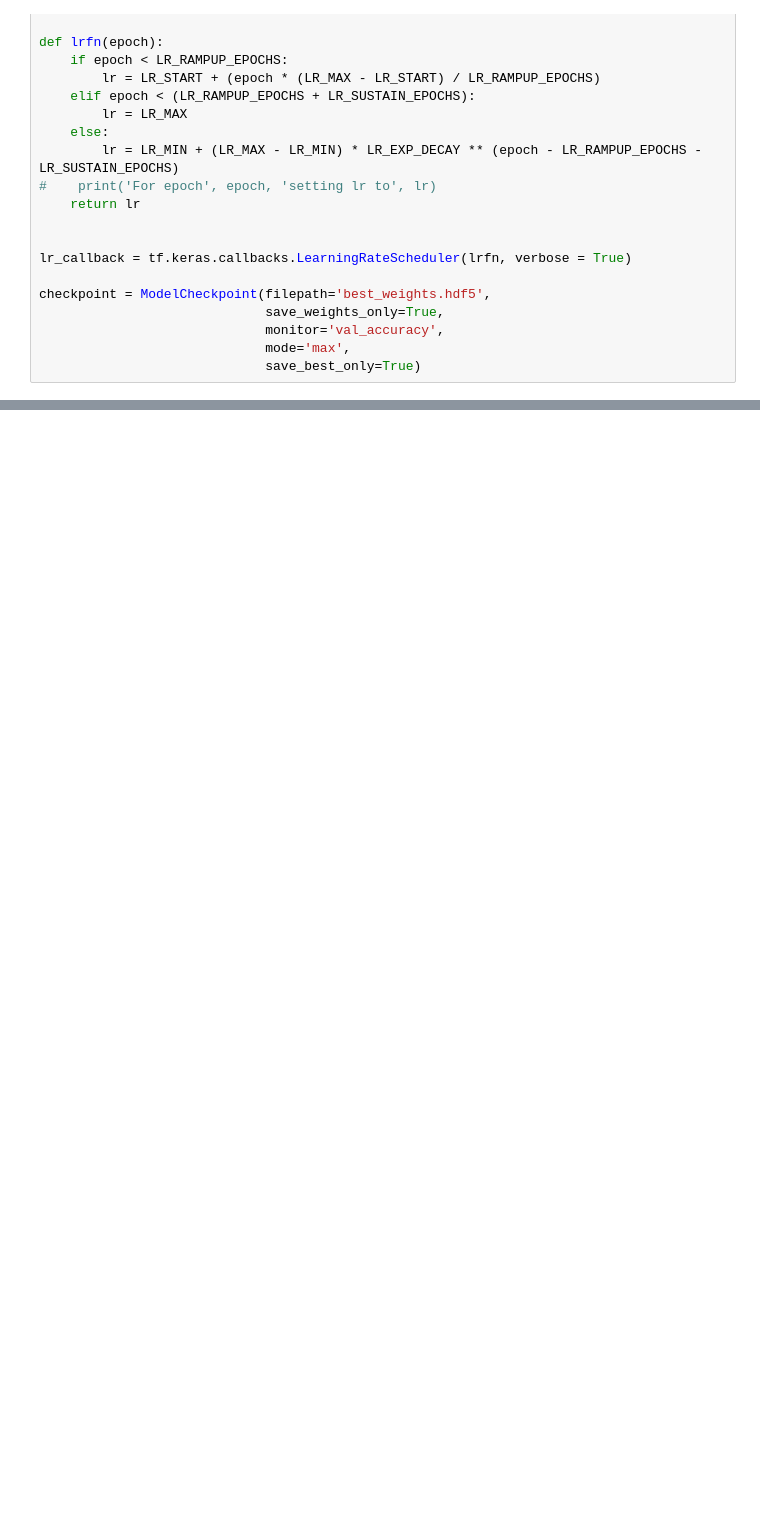
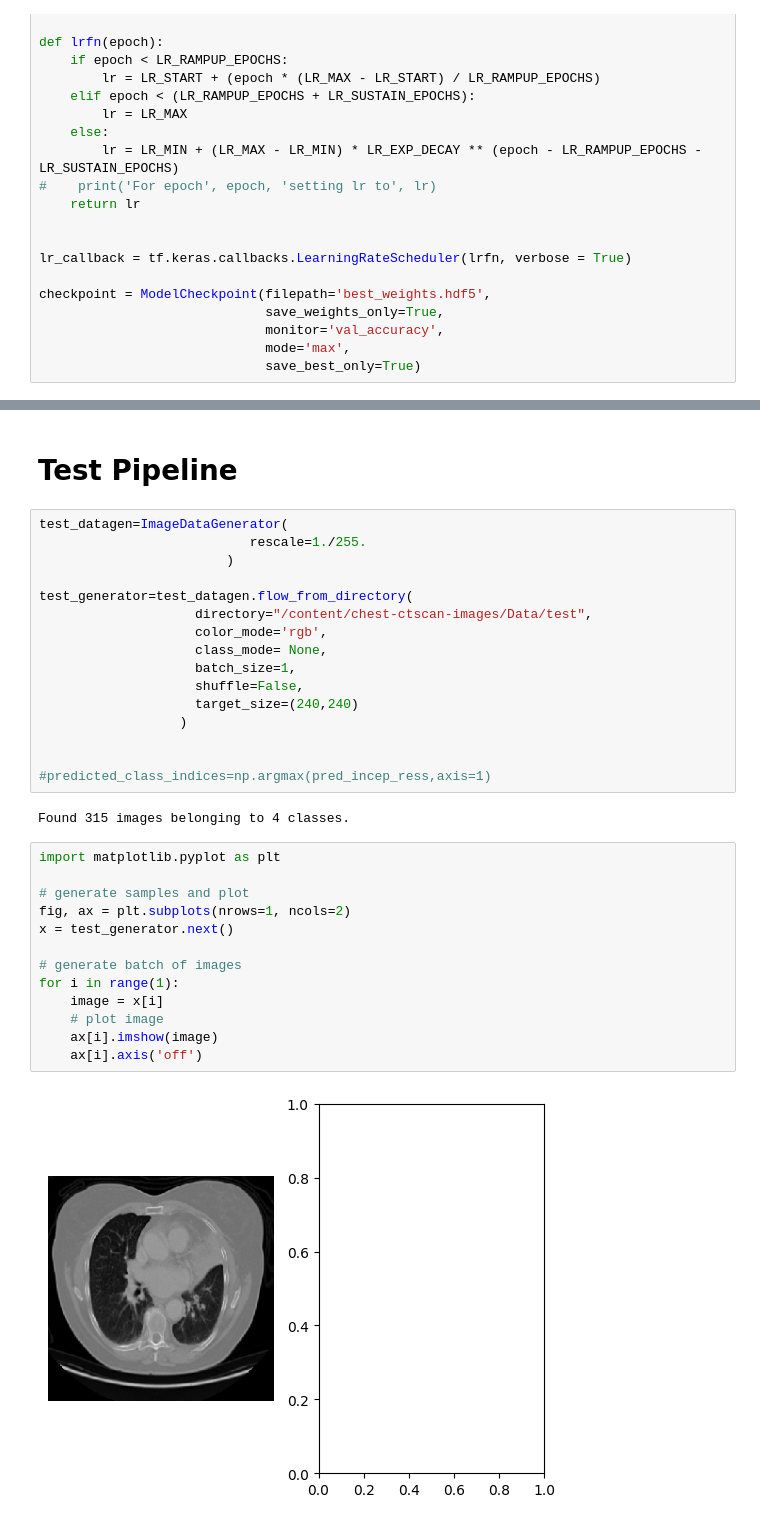
Before and after one commit to debg48/lung-cancer-detection, a Jupyter notebook: Lung_Cancer_Detection_.ipynb, the cells around one changed output, grey strips where cells are left out. Drawn from its saved outputs; the diff is of its cells as text; blank space fills up the shorter version.

```diff
--- a/Lung_Cancer_Detection_.ipynb
+++ b/Lung_Cancer_Detection_.ipynb
@@ -148,0 +136,35 @@ WARNING:tensorflow:Can save best model only with val_accuracy available, skippin
+# %% [markdown]
+# Test Pipeline
+# %%
+test_datagen=ImageDataGenerator(
+                           rescale=1./255.
+                        )
+
+test_generator=test_datagen.flow_from_directory(
+                    directory="/content/chest-ctscan-images/Data/test",
+                    color_mode='rgb',
+                    class_mode= None,
+                    batch_size=1,
+                    shuffle=False,
+                    target_size=(240,240)
+                  )
+
+
+#predicted_class_indices=np.argmax(pred_incep_ress,axis=1)
+# %% [output]
+Found 315 images belonging to 4 classes.
+# %%
+import matplotlib.pyplot as plt
+
+# generate samples and plot
+fig, ax = plt.subplots(nrows=1, ncols=2)
+x = test_generator.next()
+
+# generate batch of images
+for i in range(1):
+    image = x[i]
+    # plot image
+    ax[i].imshow(image)
+    ax[i].axis('off')
+# %% [output]
+[figure, added]
```
Also changed, not shown: parts of 9 cells of this notebook.
